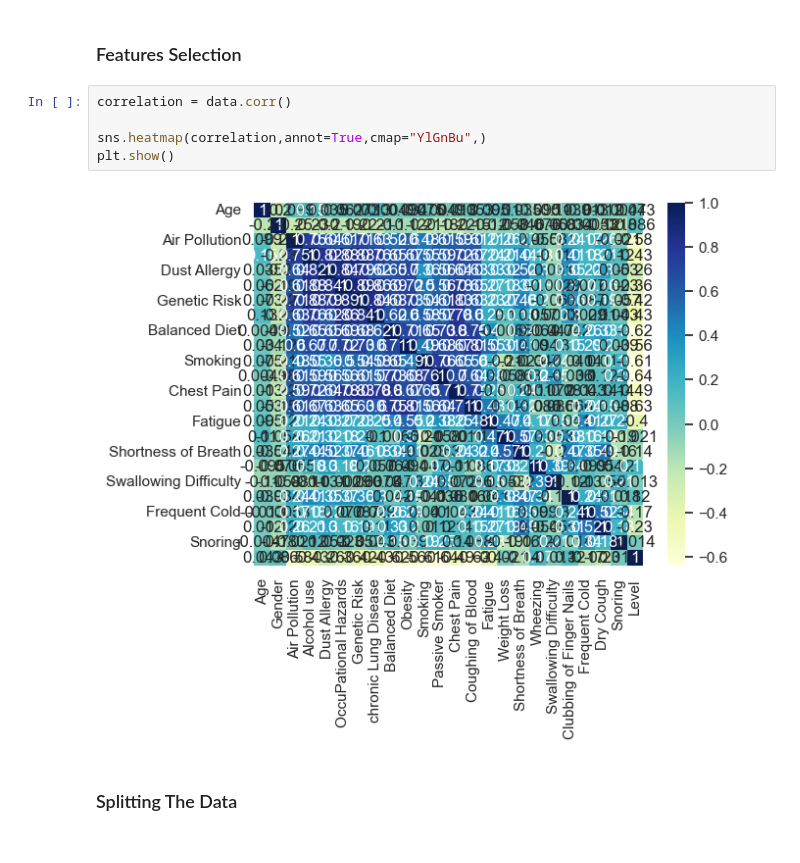
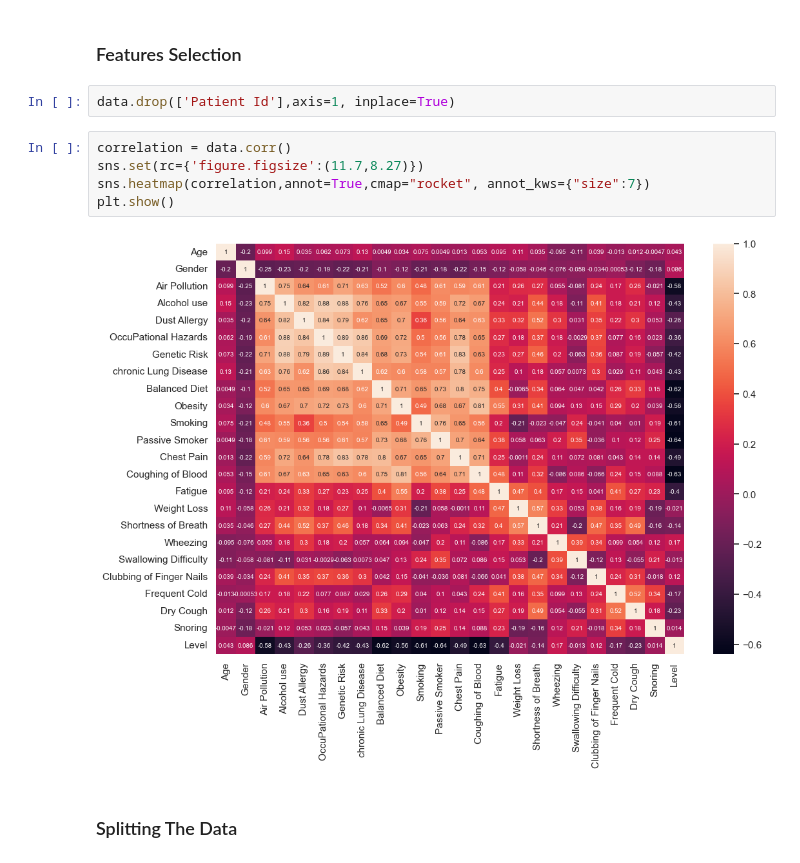
Before and after one commit to muhamedanwer/Data-Science-Projects, a Jupyter notebook: CancerPatient/cancerPatient.ipynb, the cells around one changed output. Saved outputs shown, nothing was run; the diff lists cells and outputs as text.

```diff
--- a/CancerPatient/cancerPatient.ipynb
+++ b/CancerPatient/cancerPatient.ipynb
@@ -101,13 +124,15 @@ encoder = LabelEncoder()
 data['Level']= encoder.fit_transform(data['Level'])
 # %% [markdown]
 ### Features Selection
+# %%
+data.drop(['Patient Id'],axis=1, inplace=True)
 # %%
 correlation = data.corr()
-
-sns.heatmap(correlation,annot=True,cmap="YlGnBu",)
+sns.set(rc={'figure.figsize':(11.7,8.27)})
+sns.heatmap(correlation,annot=True,cmap="rocket", annot_kws={"size":7})
 plt.show()
 # %% [output]
-[figure, old version]
+[figure, new version]
 # %% [markdown]
 ### Splitting The Data
 # %%
```
Also changed, not shown: parts of 24 cells of this notebook.
